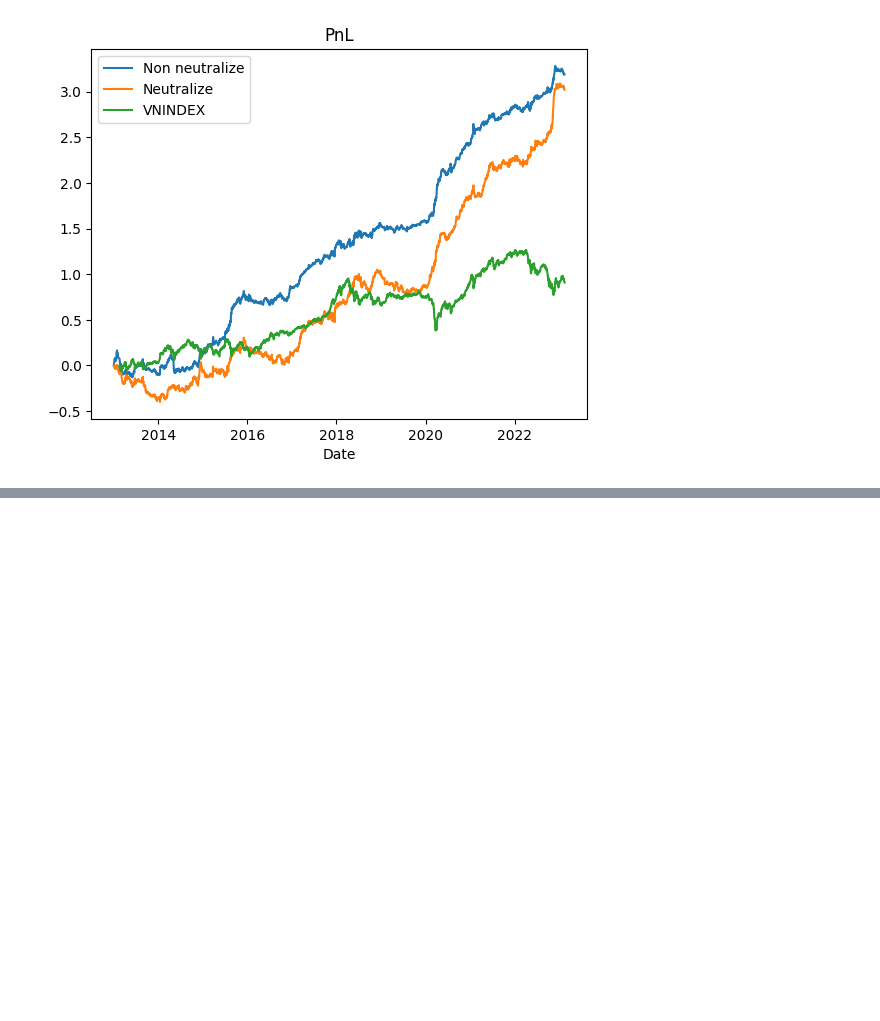
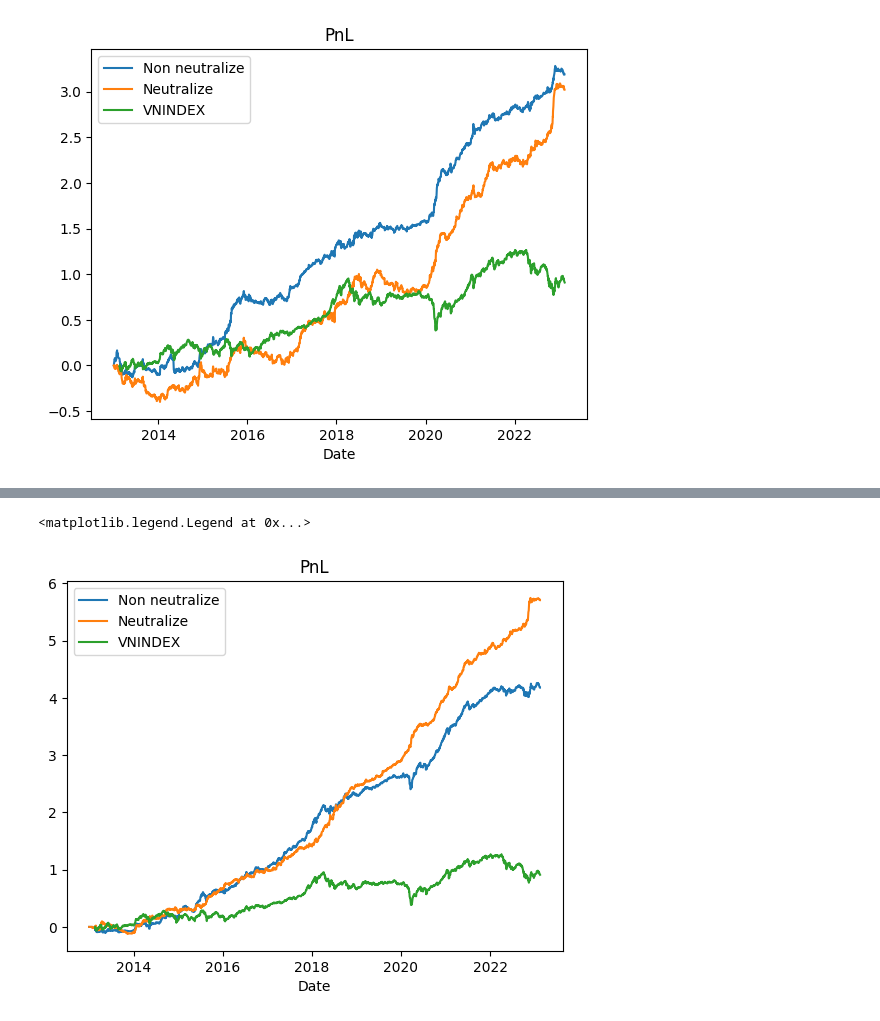
Before and after one commit to khanhtrinh2003/VN30-Strategy, a Jupyter notebook: main.ipynb, the cells around one changed output, grey strips where cells are left out. Drawn from its saved outputs; the diff is of its cells as text; code cells hidden in the pictures; blank space fills up the shorter version.

```diff
--- a/main.ipynb
+++ b/main.ipynb
@@ -202,3 +221,19 @@ a.get_summary()
+# %%
+alpha = alpha5+0.7*mark+1.2*ts_zscore(close,2)
+w =weights(alpha, neutrali=0)
+w1 =weights(alpha,neutrali=1)
+
+returns = close.pct_change()
+a = Simresult(w,returns)
+a.plot_pnl("Non neutralize")
+
+b = Simresult(w1,returns)
+b.plot_pnl("Neutralize")
+
+plot_vnindex()
+# %% [output]
+<matplotlib.legend.Legend at 0x...>
+[figure, added]
 # %%
 b.get_overall()
 # %% [output]
```
Also changed, not shown: parts of 31 cells of this notebook, 2 other files.
